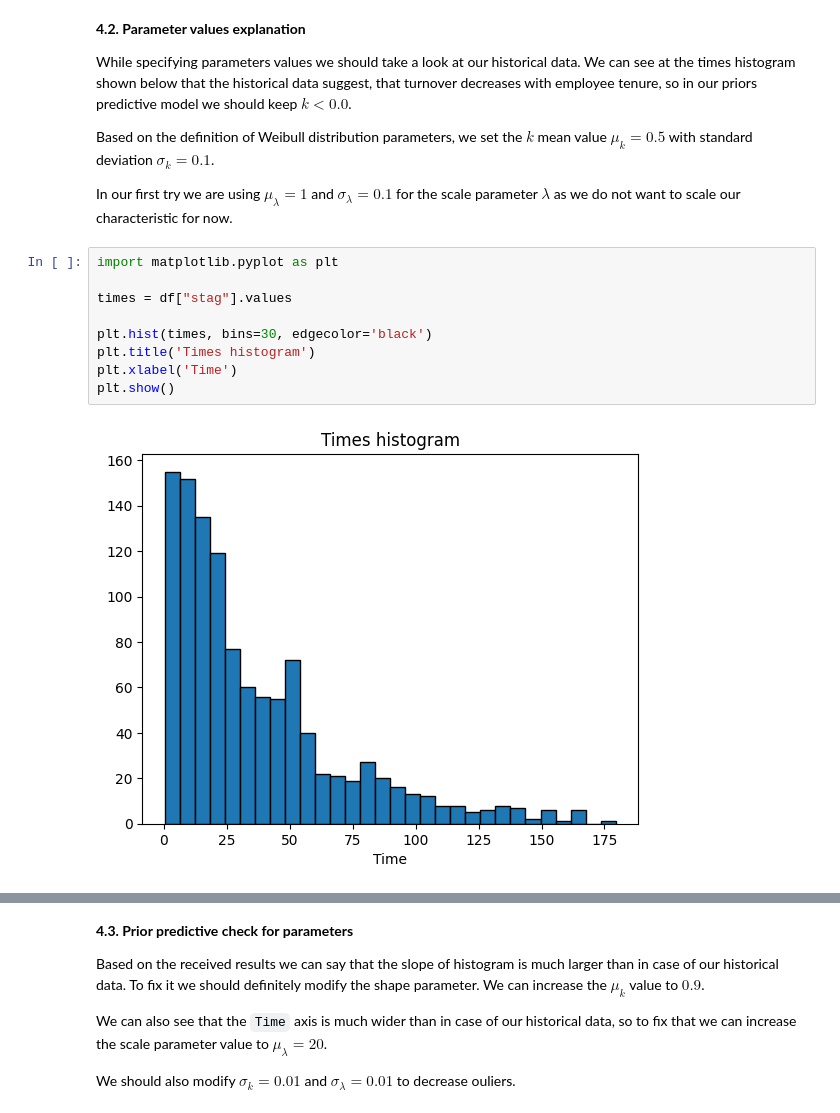
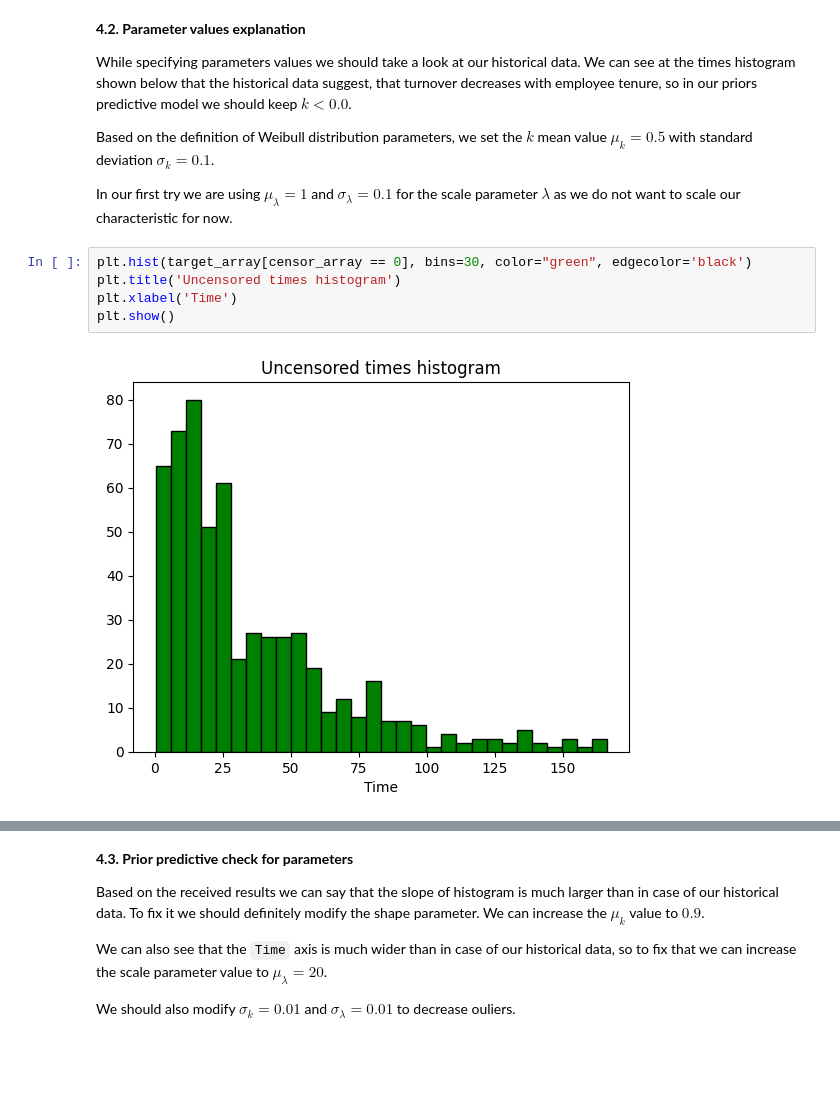
Before and after one commit to rafalmaciasz/employee-turnover, a Jupyter notebook: project.ipynb, the cells around one changed output, grey strips where cells are left out. Drawn from its saved outputs; the diff is of its cells as text; blank space fills up the shorter version.

```diff
--- a/project.ipynb
+++ b/project.ipynb
@@ -255,13 +310,9 @@ Based on the definition of Weibull distribution parameters, we set the $ k $ mea
 
 In our first try we are using $ \mu_\lambda = 1 $ and $ \sigma_\lambda = 0.1 $ for the scale parameter $ \lambda $ as we do not want to scale our characteristic for now.
 # %%
-import matplotlib.pyplot as plt
-
-times = df["stag"].values
-
-plt.hist(times, bins=30, edgecolor='black')
-plt.title('Times histogram')
+plt.hist(target_array[censor_array == 0], bins=30, color="green", edgecolor='black')
+plt.title('Uncensored times histogram')
 plt.xlabel('Time')
 plt.show()
 # %% [output]
-[figure, old version]
+[figure, new version]
```
Also changed, not shown: parts of 20 cells of this notebook, 4 other files.
